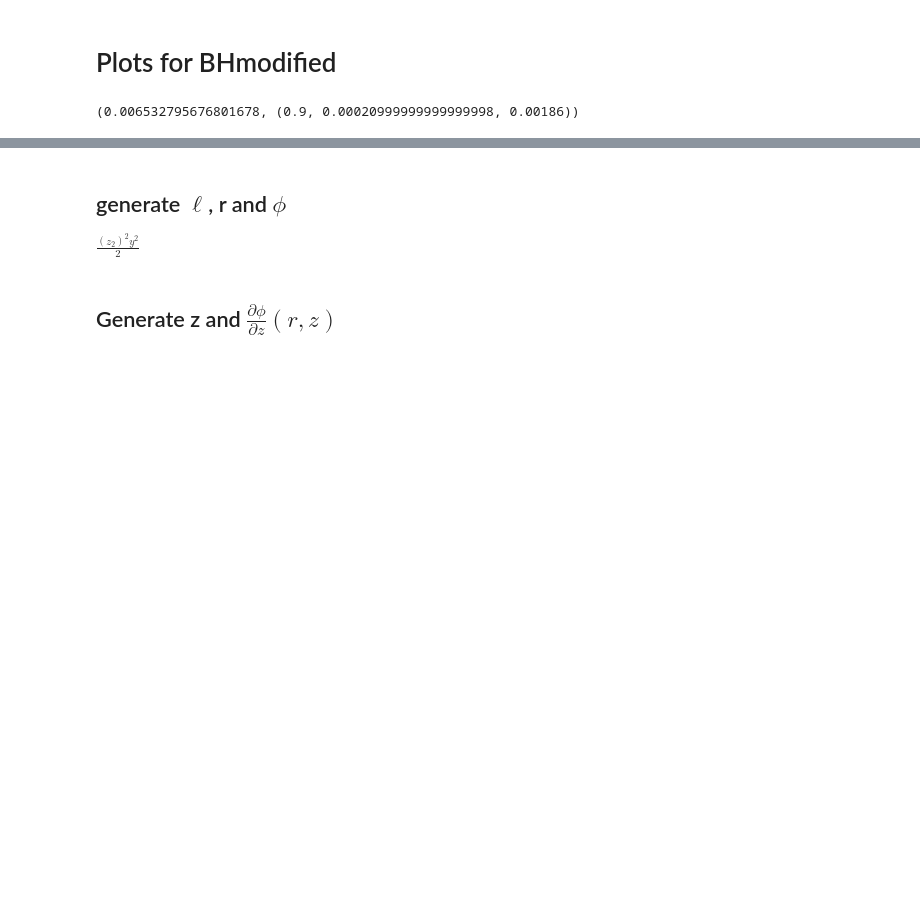
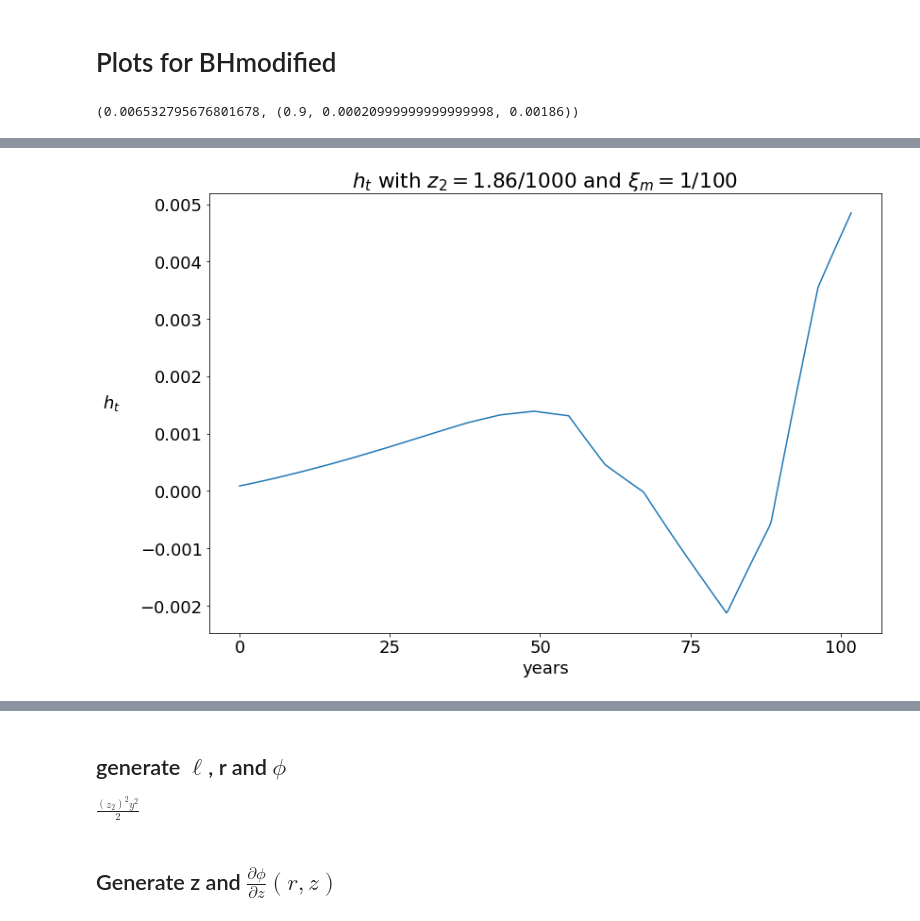
Before and after one commit to lphansen/ClimateUncertaintySpillover, a Jupyter notebook: source/solution_plots.ipynb, the cells around one changed output, grey strips where cells are left out. Cells and saved outputs as stored; diff of their text form; code cells hidden in the pictures; blank space fills up the shorter version.

```diff
--- a/source/solution_plots.ipynb
+++ b/source/solution_plots.ipynb
@@ -89,3 +86,7 @@ def simulate_emsn(Y, e, T=102, dt=1/4):
         y = y + et[t]*dt
         yt[t] = y
     return et, yt
+# %%
+def simulate_h(yt, h, Y):
+    ht = np.interp(yt, Y, h)
+    return ht
@@ -150,0 +115,2 @@ y[36]
+# %%
+ht = simulate_h(yt, solu_yy['h2'][50], solu_yy['yGrid'])
@@ -150,0 +125,12 @@ y[36]
+# %%
+# 300 represents number of points to make between T.min and T.max
+plt.plot(ht, label="new HJB")
+# plt.plot(solu_bbh[0]['y'], label="BBH")
+# plt.legend()
+plt.xlabel('years')
+plt.ylabel('$h_t$', rotation=0, labelpad=30)
+plt.xticks(np.arange(0,408,100), np.arange(0,102,25))
+plt.title(r'$h_t$ with $z_2 = 1.86/1000$ and $\xi_m=1/100$')
+plt.savefig('ht.png')
+# %% [output]
+[figure, added]
```
Also changed, not shown: parts of 41 cells of this notebook, 19 other files.
